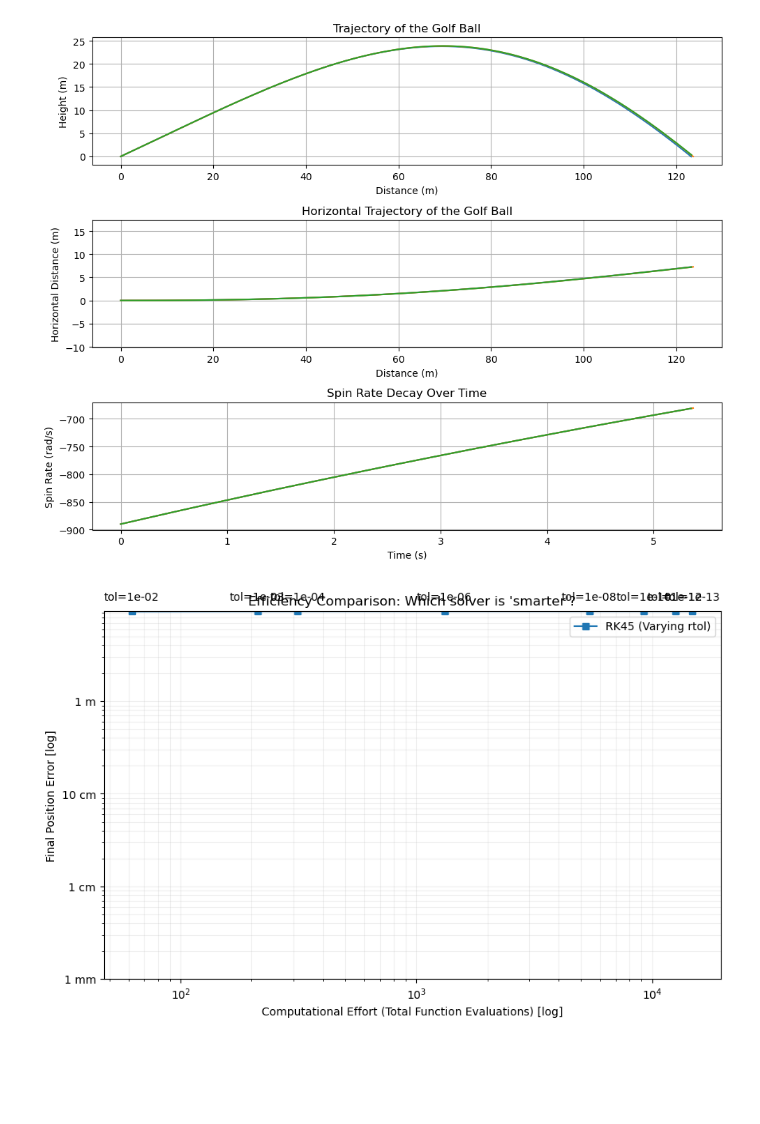
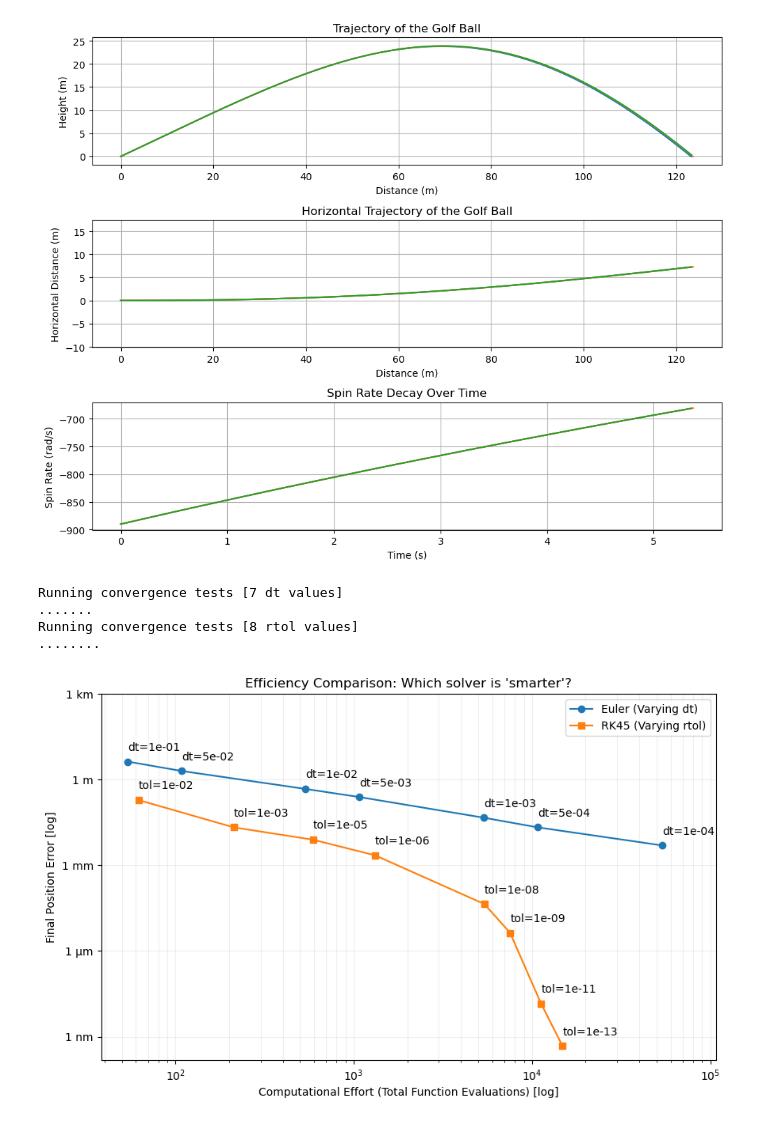
Before and after one commit to JacobManniche/Bachelor_legeplads, a Jupyter notebook: demos/convergence_test.ipynb, the cells around one changed output. Saved outputs shown, nothing was run; the diff lists cells and outputs as text; code cells hidden in the pictures; blank space fills up the shorter version.

```diff
--- a/demos/convergence_test.ipynb
+++ b/demos/convergence_test.ipynb
@@ -38,7 +38,7 @@ def solver_rk45(V0, W0, P0=np.array([0, 0, 0]), wind=None, dt=0.05, decay_rate=0
     if wind is None:
         wind = WindField(nx=300, ny=50, nz=50, direction=45, profile='log', z0=0.003, U_ref=6) # default wind field if none provided
 
-    t_requested = np.arange(0, 15, dt) if dt is not None else None
+    t_requested = np.arange(0, mt + dt, dt) if dt else None
 
     sol = solve_ivp(
         odesystem,
@@ -130,7 +118,40 @@ def run_convergence_test(truth):
     plt.grid(True, which="both", ls="-", alpha=0.2)
     plt.legend()
     plt.show()
-# %%
-run_convergence_test(truth=p_truth)
-# %% [output]
-[figure, removed]
+# %%
+# Truth
+P0 = np.array([0, 0, 0]) # Starting at the origin
+y0 = np.concatenate([P0, V0])
+
+wind = WindField(nx=300, ny=50, nz=50, direction=45, profile='log', z0=0.003, U_ref=6) # default wind field if none provided
+
+
+# The "Truth" simulation
+truth_sol = solve_ivp(
+    odesystem,
+    t_span=(0, 20),
+    y0=y0,
+    method='RK45',
+    rtol=2.220446049250313e-14, # Extremely tight relative tolerance
+    atol=1e-17, # Extremely tight absolute tolerance
+    args=(W0, wind, 0.05),
+    events=hit_ground
+)
+
+# This is your "Exact" landing coordinate
+p_truth = truth_sol.y[:3, -1]
+
+# Cases
+dts = [0.1, 0.05, 0.01, 0.005, 0.001, 0.0005, 0.0001]
+tols = [1e-2, 1e-3, 1e-5, 1e-6, 1e-8, 1e-9, 1e-11, 1e-13]
+
+test_case = run_convergence_test(p_truth, dts, tols)
+# %% [output]
+Running convergence tests [7 dt values]
+.......
+Running convergence tests [8 rtol values]
+........
+# %%
+plot_convergence(*test_case)
+# %% [output]
+[figure, added]
```
Also changed, not shown: parts of 3 cells of this notebook.
